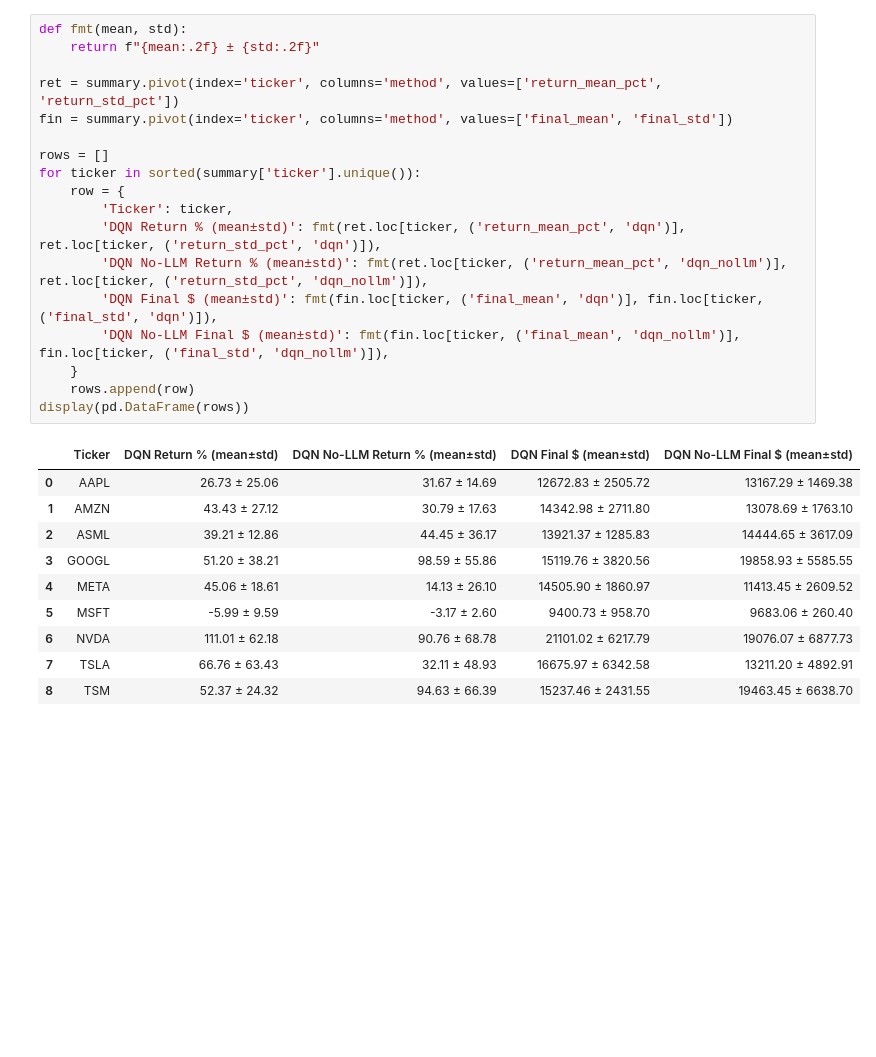
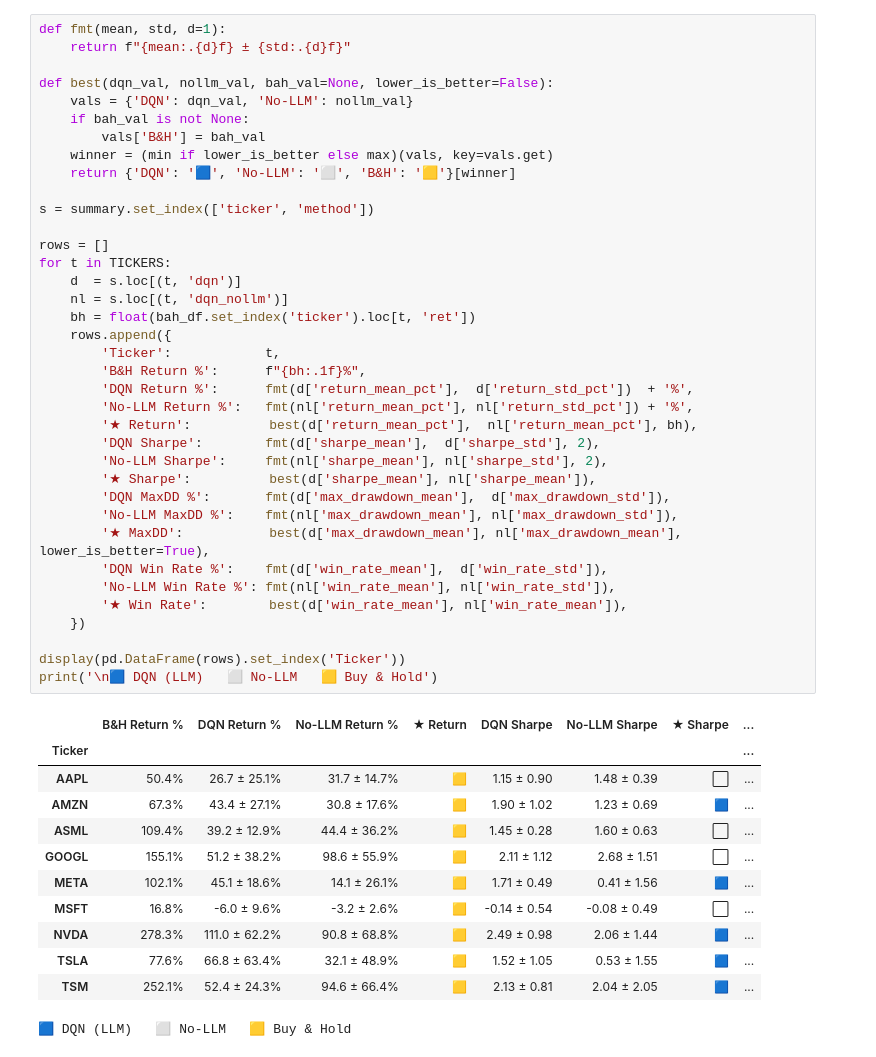
Before and after one commit to afifi-yusuf/IntelliTrade, a Jupyter notebook: backtest_analysis_seeded_weekly_compare.ipynb, the cells around one changed output. Drawn from its saved outputs; the diff is of its cells as text; blank space fills up the shorter version.

```diff
--- a/backtest_analysis_seeded_weekly_compare.ipynb
+++ b/backtest_analysis_seeded_weekly_compare.ipynb
@@ -22,30 +53,51 @@ summary.head()
 # %%
-def fmt(mean, std):
-    return f"{mean:.2f} ± {std:.2f}"
+def fmt(mean, std, d=1):
+    return f"{mean:.{d}f} ± {std:.{d}f}"
 
-ret = summary.pivot(index='ticker', columns='method', values=['return_mean_pct', 'return_std_pct'])
-fin = summary.pivot(index='ticker', columns='method', values=['final_mean', 'final_std'])
+def best(dqn_val, nollm_val, bah_val=None, lower_is_better=False):
+    vals = {'DQN': dqn_val, 'No-LLM': nollm_val}
+    if bah_val is not None:
+        vals['B&H'] = bah_val
+    winner = (min if lower_is_better else max)(vals, key=vals.get)
+    return {'DQN': '🟦', 'No-LLM': '⬜', 'B&H': '🟨'}[winner]
+
+s = summary.set_index(['ticker', 'method'])
 
 rows = []
-for ticker in sorted(summary['ticker'].unique()):
-    row = {
-        'Ticker': ticker,
-        'DQN Return % (mean±std)': fmt(ret.loc[ticker, ('return_mean_pct', 'dqn')], ret.loc[ticker, ('return_std_pct', 'dqn')]),
-        'DQN No-LLM Return % (mean±std)': fmt(ret.loc[ticker, ('return_mean_pct', 'dqn_nollm')], ret.loc[ticker, ('return_std_pct', 'dqn_nollm')]),
-        'DQN Final $ (mean±std)': fmt(fin.loc[ticker, ('final_mean', 'dqn')], fin.loc[ticker, ('final_std', 'dqn')]),
-        'DQN No-LLM Final $ (mean±std)': fmt(fin.loc[ticker, ('final_mean', 'dqn_nollm')], fin.loc[ticker, ('final_std', 'dqn_nollm')]),
-    }
-    rows.append(row)
-display(pd.DataFrame(rows))
+for t in TICKERS:
+    d  = s.loc[(t, 'dqn')]
+    nl = s.loc[(t, 'dqn_nollm')]
+    bh = float(bah_df.set_index('ticker').loc[t, 'ret'])
+    rows.append({
+        'Ticker':            t,
+        'B&H Return %':      f"{bh:.1f}%",
+        'DQN Return %':      fmt(d['return_mean_pct'],  d['return_std_pct'])  + '%',
+        'No-LLM Return %':   fmt(nl['return_mean_pct'], nl['return_std_pct']) + '%',
+        '★ Return':          best(d['return_mean_pct'],  nl['return_mean_pct'], bh),
+        'DQN Sharpe':        fmt(d['sharpe_mean'],  d['sharpe_std'], 2),
+        'No-LLM Sharpe':     fmt(nl['sharpe_mean'], nl['sharpe_std'], 2),
+        '★ Sharpe':          best(d['sharpe_mean'], nl['sharpe_mean']),
+        'DQN MaxDD %':       fmt(d['max_drawdown_mean'],  d['max_drawdown_std']),
+        'No-LLM MaxDD %':    fmt(nl['max_drawdown_mean'], nl['max_drawdown_std']),
+        '★ MaxDD':           best(d['max_drawdown_mean'], nl['max_drawdown_mean'], lower_is_better=True),
+        'DQN Win Rate %':    fmt(d['win_rate_mean'],  d['win_rate_std']),
+        'No-LLM Win Rate %': fmt(nl['win_rate_mean'], nl['win_rate_std']),
+        '★ Win Rate':        best(d['win_rate_mean'], nl['win_rate_mean']),
+    })
+
+display(pd.DataFrame(rows).set_index('Ticker'))
+print('\n🟦 DQN (LLM)   ⬜ No-LLM   🟨 Buy & Hold')
 # %% [output]
-|  | Ticker | DQN Return % (mean±std) | DQN No-LLM Return % (mean±std) | DQN Final $ (mean±std) | DQN No-LLM Final $ (mean±std) |
-| 0 | AAPL | 26.73 ± 25.06 | 31.67 ± 14.69 | 12672.83 ± 2505.72 | 13167.29 ± 1469.38 |
-| 1 | AMZN | 43.43 ± 27.12 | 30.79 ± 17.63 | 14342.98 ± 2711.80 | 13078.69 ± 1763.10 |
-| 2 | ASML | 39.21 ± 12.86 | 44.45 ± 36.17 | 13921.37 ± 1285.83 | 14444.65 ± 3617.09 |
-| 3 | GOOGL | 51.20 ± 38.21 | 98.59 ± 55.86 | 15119.76 ± 3820.56 | 19858.93 ± 5585.55 |
-| 4 | META | 45.06 ± 18.61 | 14.13 ± 26.10 | 14505.90 ± 1860.97 | 11413.45 ± 2609.52 |
-| 5 | MSFT | -5.99 ± 9.59 | -3.17 ± 2.60 | 9400.73 ± 958.70 | 9683.06 ± 260.40 |
-| 6 | NVDA | 111.01 ± 62.18 | 90.76 ± 68.78 | 21101.02 ± 6217.79 | 19076.07 ± 6877.73 |
-| 7 | TSLA | 66.76 ± 63.43 | 32.11 ± 48.93 | 16675.97 ± 6342.58 | 13211.20 ± 4892.91 |
-| 8 | TSM | 52.37 ± 24.32 | 94.63 ± 66.39 | 15237.46 ± 2431.55 | 19463.45 ± 6638.70 |
+|  | B&H Return % | DQN Return % | No-LLM Return % | ★ Return | DQN Sharpe | No-LLM Sharpe | ★ Sharpe | ... |
+| Ticker |  |  |  |  |  |  |  | ... |
+| AAPL | 50.4% | 26.7 ± 25.1% | 31.7 ± 14.7% | 🟨 | 1.15 ± 0.90 | 1.48 ± 0.39 | ⬜ | ... |
+| AMZN | 67.3% | 43.4 ± 27.1% | 30.8 ± 17.6% | 🟨 | 1.90 ± 1.02 | 1.23 ± 0.69 | 🟦 | ... |
+| ASML | 109.4% | 39.2 ± 12.9% | 44.4 ± 36.2% | 🟨 | 1.45 ± 0.28 | 1.60 ± 0.63 | ⬜ | ... |
+| GOOGL | 155.1% | 51.2 ± 38.2% | 98.6 ± 55.9% | 🟨 | 2.11 ± 1.12 | 2.68 ± 1.51 | ⬜ | ... |
+| META | 102.1% | 45.1 ± 18.6% | 14.1 ± 26.1% | 🟨 | 1.71 ± 0.49 | 0.41 ± 1.56 | 🟦 | ... |
+| MSFT | 16.8% | -6.0 ± 9.6% | -3.2 ± 2.6% | 🟨 | -0.14 ± 0.54 | -0.08 ± 0.49 | ⬜ | ... |
+| NVDA | 278.3% | 111.0 ± 62.2% | 90.8 ± 68.8% | 🟨 | 2.49 ± 0.98 | 2.06 ± 1.44 | 🟦 | ... |
+| TSLA | 77.6% | 66.8 ± 63.4% | 32.1 ± 48.9% | 🟨 | 1.52 ± 1.05 | 0.53 ± 1.55 | 🟦 | ... |
+| TSM | 252.1% | 52.4 ± 24.3% | 94.6 ± 66.4% | 🟨 | 2.13 ± 0.81 | 2.04 ± 2.05 | 🟦 | ... |
+🟦 DQN (LLM)   ⬜ No-LLM   🟨 Buy & Hold
 # %%
```
Also changed, not shown: parts of 5 cells of this notebook.
